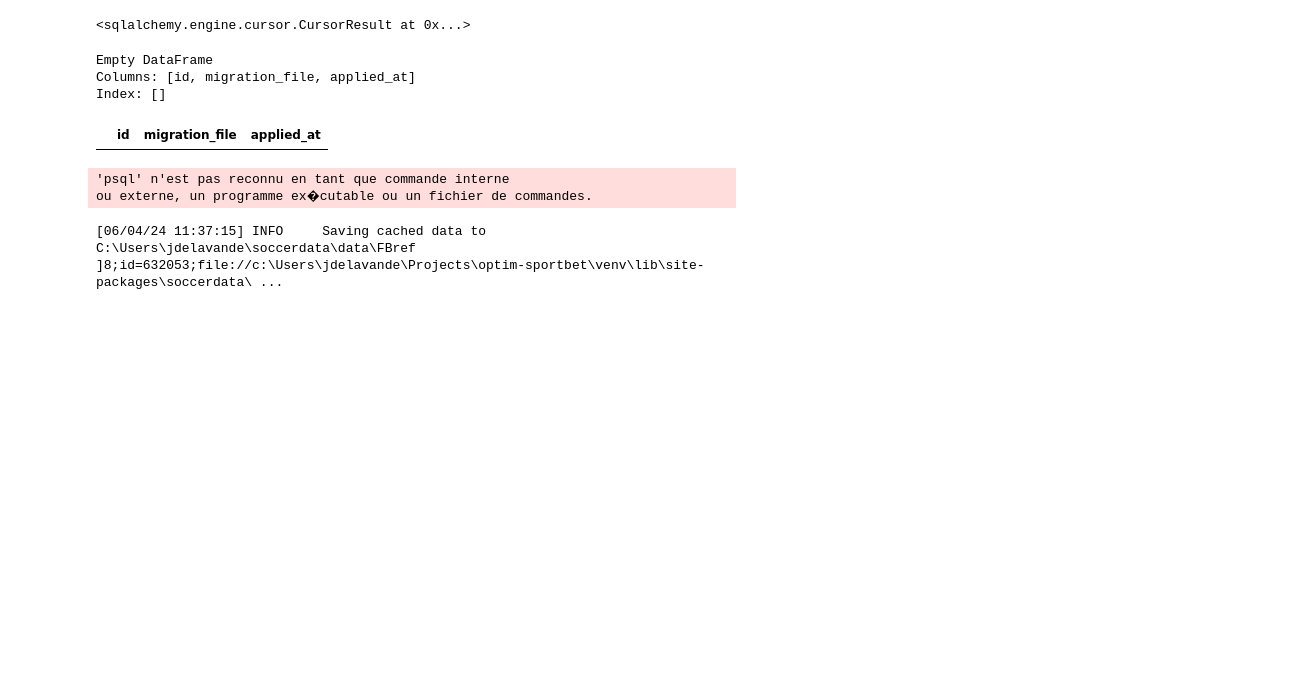
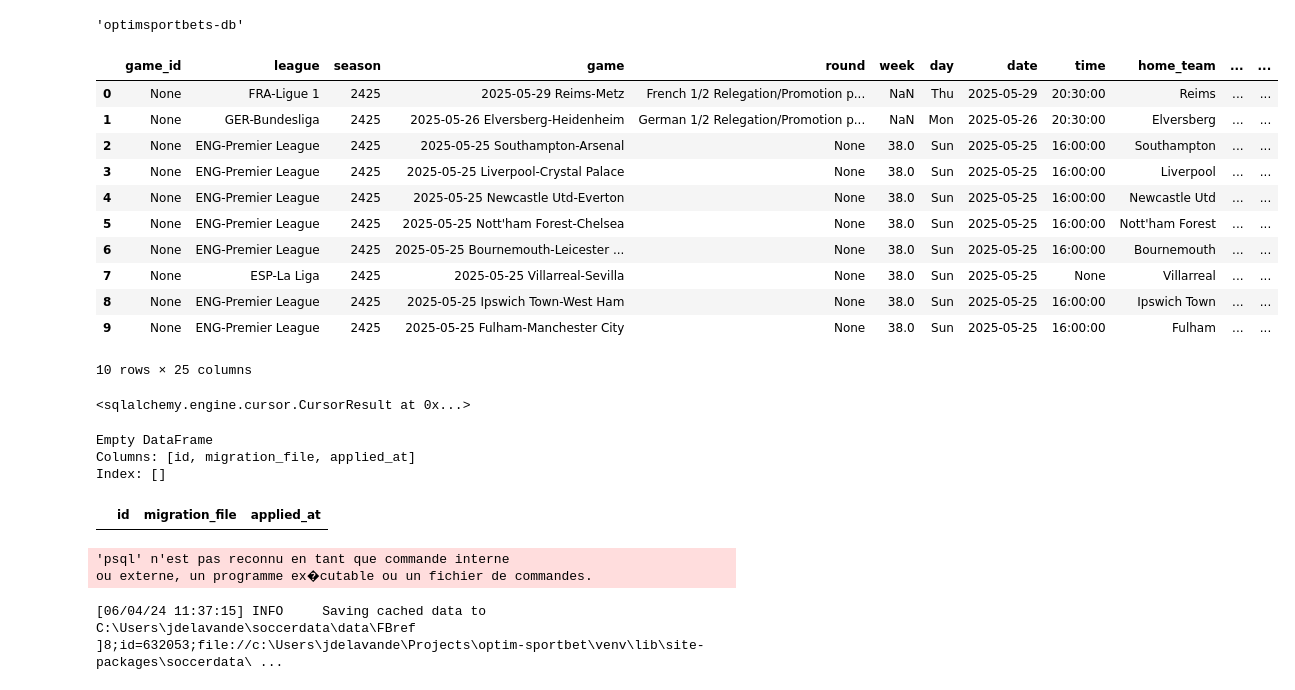
Before and after one commit to JulienDelavande/SoccerBetMLOptimizer, a Jupyter notebook: notebooks/db_exploration/db_explo_jd_240604.ipynb, the cells around one changed output. Cells and saved outputs as stored; diff of their text form; code cells hidden in the pictures; blank space fills up the shorter version.

```diff
--- a/notebooks/db_exploration/db_explo_jd_240604.ipynb
+++ b/notebooks/db_exploration/db_explo_jd_240604.ipynb
@@ -19,6 +19,33 @@ DB_PORT = os.getenv('DB_PORT')
 DB_NAME = os.getenv('DB_NAME')
 
 DB_TN_ODDS_EURO = os.getenv('DB_TN_ODDS_EURO')
+# %%
+DB_NAME
+# %% [output]
+'optimsportbets-db'
+# %%
+connection_url = f'postgresql+psycopg2://{(DB_USER)}:{DB_PASSWORD}@{DB_HOST}:{DB_PORT}/{DB_NAME}'
+engine = create_engine(connection_url)
+conn = engine.connect()
+# %%
+with engine.begin() as conn:
+    res = conn.execute(text("SELECT * FROM fbref_results ORDER BY date DESC LIMIT 10;"))
+    df = pd.DataFrame(res.fetchall(), columns=res.keys())
+# %%
+df
+# %% [output]
+|  | game_id | league | season | game | round | week | day | date | time | home_team | ... | ... |
+| 0 | None | FRA-Ligue 1 | 2425 | 2025-05-29 Reims-Metz | French 1/2 Relegation/Promotion p... | NaN | Thu | 2025-05-29 | 20:30:00 | Reims | ... | ... |
+| 1 | None | GER-Bundesliga | 2425 | 2025-05-26 Elversberg-Heidenheim | German 1/2 Relegation/Promotion p... | NaN | Mon | 2025-05-26 | 20:30:00 | Elversberg | ... | ... |
+| 2 | None | ENG-Premier League | 2425 | 2025-05-25 Southampton-Arsenal | None | 38.0 | Sun | 2025-05-25 | 16:00:00 | Southampton | ... | ... |
+| 3 | None | ENG-Premier League | 2425 | 2025-05-25 Liverpool-Crystal Palace | None | 38.0 | Sun | 2025-05-25 | 16:00:00 | Liverpool | ... | ... |
+| 4 | None | ENG-Premier League | 2425 | 2025-05-25 Newcastle Utd-Everton | None | 38.0 | Sun | 2025-05-25 | 16:00:00 | Newcastle Utd | ... | ... |
+| 5 | None | ENG-Premier League | 2425 | 2025-05-25 Nott'ham Forest-Chelsea | None | 38.0 | Sun | 2025-05-25 | 16:00:00 | Nott'ham Forest | ... | ... |
+| 6 | None | ENG-Premier League | 2425 | 2025-05-25 Bournemouth-Leicester ... | None | 38.0 | Sun | 2025-05-25 | 16:00:00 | Bournemouth | ... | ... |
+| 7 | None | ESP-La Liga | 2425 | 2025-05-25 Villarreal-Sevilla | None | 38.0 | Sun | 2025-05-25 | None | Villarreal | ... | ... |
+| 8 | None | ENG-Premier League | 2425 | 2025-05-25 Ipswich Town-West Ham | None | 38.0 | Sun | 2025-05-25 | 16:00:00 | Ipswich Town | ... | ... |
+| 9 | None | ENG-Premier League | 2425 | 2025-05-25 Fulham-Manchester City | None | 38.0 | Sun | 2025-05-25 | 16:00:00 | Fulham | ... | ... |
+10 rows × 25 columns
 # %%
 connection_url = f'postgresql+psycopg2://{(DB_USER)}:{DB_PASSWORD}@{DB_HOST}:{DB_PORT}/{DB_NAME}'
 engine = create_engine(connection_url)
```
Also changed, not shown: parts of 1 cell of this notebook, 43 other files.
